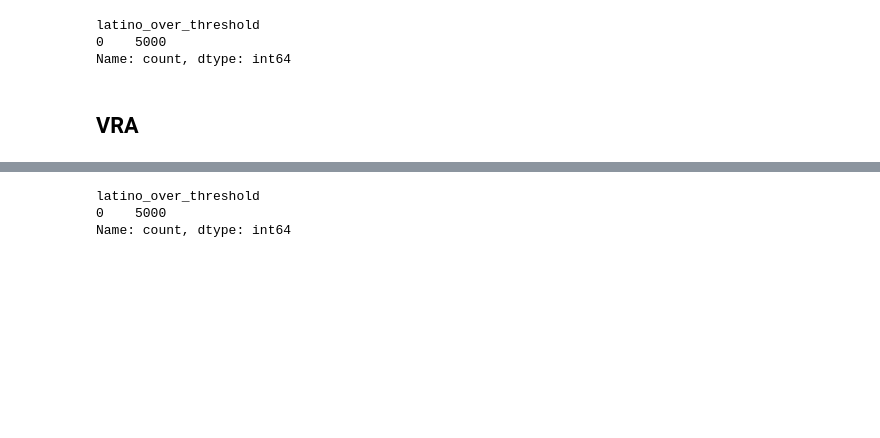
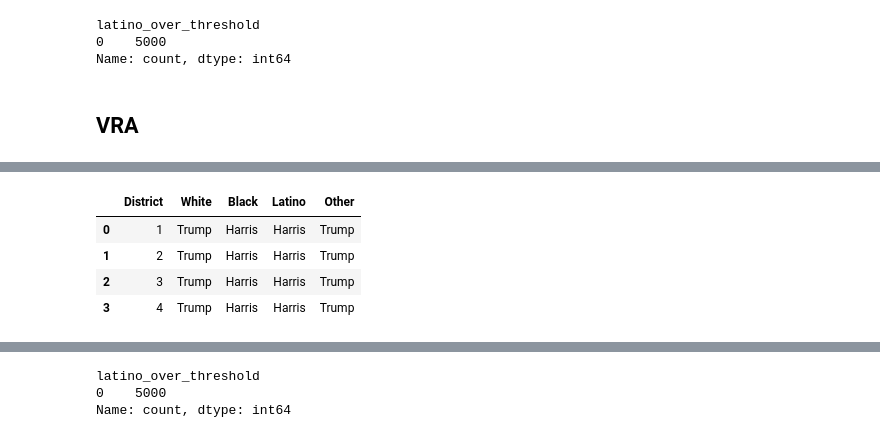
Before and after one commit to CSE416-Rockies/Rockies-VRA-Repeal-Analysis, a Jupyter notebook: seawulf/analysis/AR.ipynb, the cells around one changed output, grey strips where cells are left out. Cells and saved outputs as stored; diff of their text form; code cells hidden in the pictures; blank space fills up the shorter version.

```diff
--- a/seawulf/analysis/AR.ipynb
+++ b/seawulf/analysis/AR.ipynb
@@ -283,3 +284,11 @@ Name: count, dtype: int64
+# %%
+preferred_candidate
+# %% [output]
+|  | District | White | Black | Latino | Other |
+| 0 | 1 | Trump | Harris | Harris | Trump |
+| 1 | 2 | Trump | Harris | Harris | Trump |
+| 2 | 3 | Trump | Harris | Harris | Trump |
+| 3 | 4 | Trump | Harris | Harris | Trump |
 # %%
 vra_results = []
 vra_scores = []
```
Also changed, not shown: parts of 9 cells of this notebook, 1 other file.
